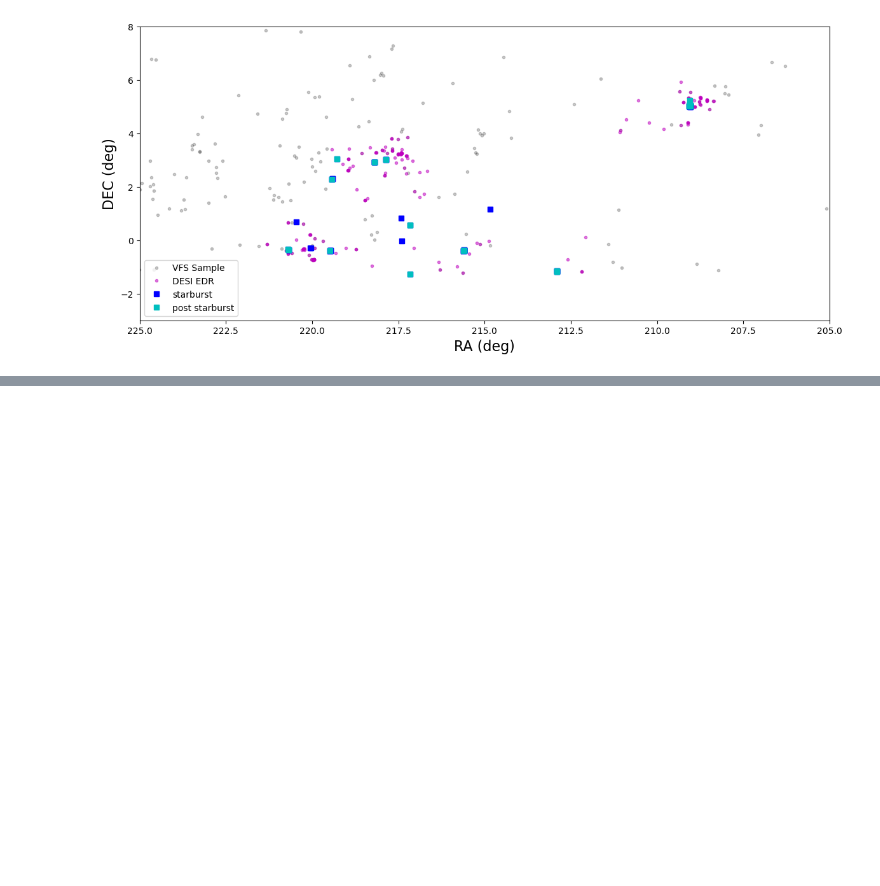
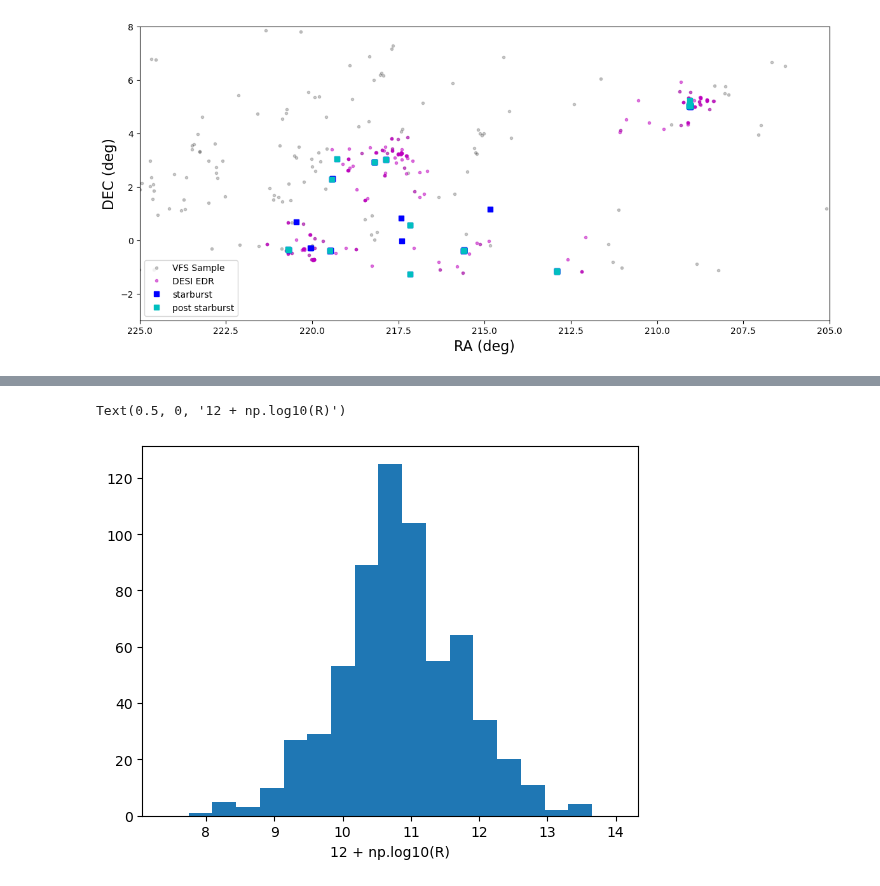
Before and after one commit to rfinn/havirgo, a Jupyter notebook: notebooks/desi_spectra.ipynb, the cells around one changed output, grey strips where cells are left out. Cells and saved outputs as stored; diff of their text form; code cells hidden in the pictures; blank space fills up the shorter version.

```diff
--- a/notebooks/desi_spectra.ipynb
+++ b/notebooks/desi_spectra.ipynb
@@ -257,0 +306,13 @@ plt.axis([225,205,-3,8])
+# %%
+R = vspec['OIII_4363_FLUX']/vspec['HBETA_FLUX']
+R = vspec['OIII_4363_FLUX']/vspec['HBETA_FLUX']
+err1 = vspec['OIII_4363_FLUX_IVAR']
+err2 = vspec['HBETA_FLUX_IVAR']
+# %%
+plt.figure()
+mybins = np.linspace(7.4,14,20)
+plt.hist(12+np.log10(R),bins=mybins)
+plt.xlabel('12 + np.log10(R)')
+# %% [output]
+Text(0.5, 0, '12 + np.log10(R)')
+[figure, added]
```
Also changed, not shown: parts of 8 cells of this notebook, 1 other file.
